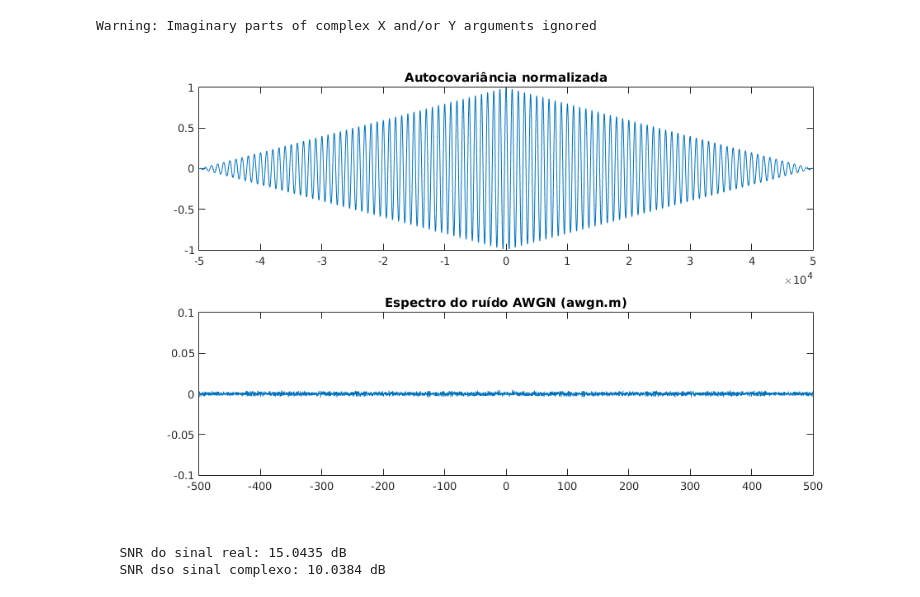
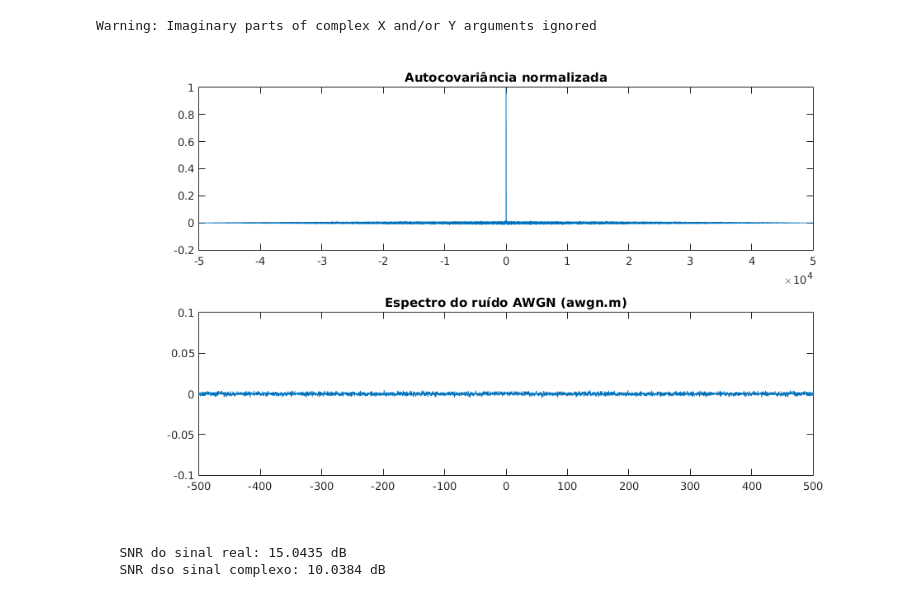
Before and after one commit to diegorp22/diegopereira_DCO2004, a Jupyter notebook: Unidade2/HD08_matlab.ipynb, the cells around one changed output. Drawn from its saved outputs; the diff is of its cells as text; code cells hidden in the pictures.

```diff
--- a/Unidade2/HD08_matlab.ipynb
+++ b/Unidade2/HD08_matlab.ipynb
@@ -19,7 +19,7 @@ pTx = sum(abs(x.^2))/N;                 % Potência do sinal x(t)
 SNR = pTx/potN;                         % Estimação da SNR linear
 SNR = 10*log10(SNR);                    % SNR em dB
 
-[auto_cov,lags] = xcov(x);
+[auto_cov,lags] = xcov(n);
 
 maximo = max(auto_cov);
 
@@ -31,34 +31,34 @@ maximo = max(auto_cov);
 %% Espectro do sinal de entrada
 lfft  = length(x);                                       % Comprimento da fft
 x_fft = fftshift(fft(n,lfft)/lfft);                      % Sinal x na frequência
 Fs    = 1/T;
 freq  = -Fs/2:Fs/lfft:Fs/2-Fs/lfft;
 
 % Gráficos
 fig=figure;
 % Autocovariância normalizada
 subplot(2,1,1);
 %plot(t,n);
 plot(lags,auto_cov/maximo)
 title('Autocovariância normalizada');
 %axis([0 1 -2 2]);
 fig.PaperUnits = 'inches';
 fig.PaperPosition = [0 0 12 6];
 
 %Espectro
 subplot(2,1,2);
 plot(freq,(x_fft));
 title('Espectro do ruído AWGN (awgn.m)');
 axis([-500 500 -0.1 0.1]);
 fig.PaperUnits = 'inches';
 fig.PaperPosition = [0 0 10 6];
 
 
 %sound(abs(n),Fs);
 %axis([-800 800 0 0.5]);
 # %% [output]
 Warning: Imaginary parts of complex X and/or Y arguments ignored
-[figure, old version]
+[figure, new version]
 # %%
 %% AWGN real
 clc; clear all; close all;
```
Also changed, not shown: 4 other files.
